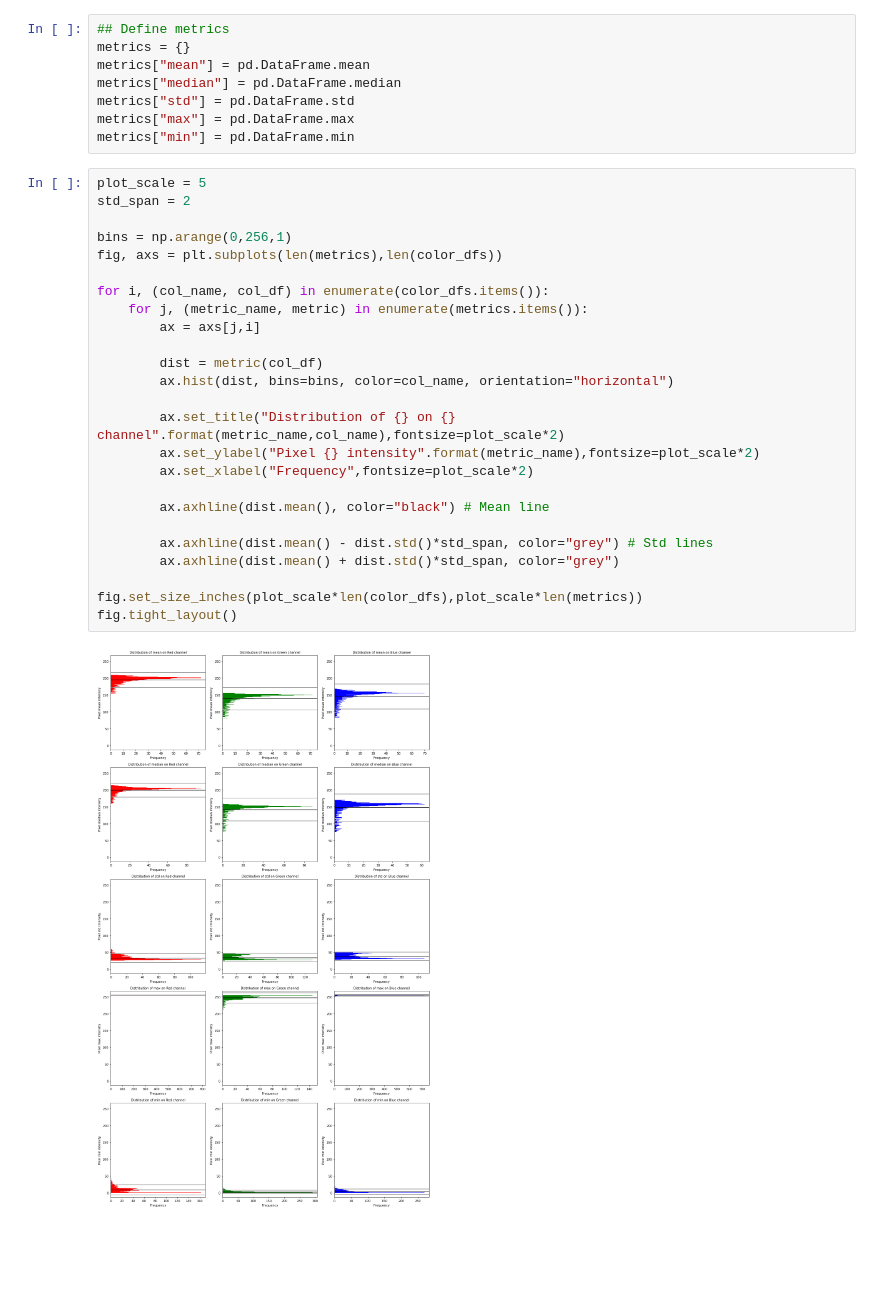
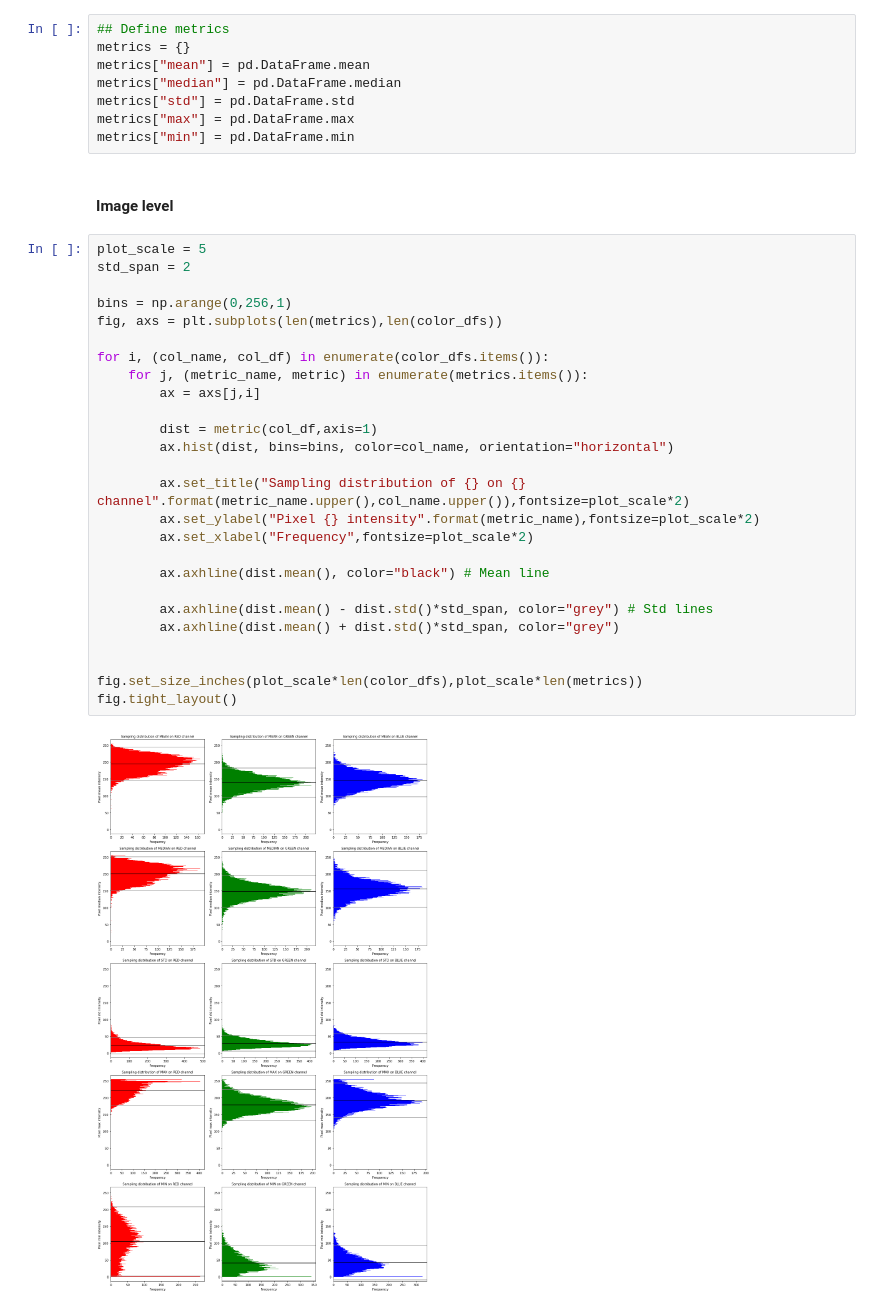
Before and after one commit to e-lubrini/pseudo-labelling, a Jupyter notebook: PseudoLabelingDemo.ipynb, the cells around one changed output. Saved outputs shown, nothing was run; the diff lists cells and outputs as text; blank space fills up the shorter version.

Commit message:
added broken visualizations

```diff
--- a/PseudoLabelingDemo.ipynb
+++ b/PseudoLabelingDemo.ipynb
@@ -213,30 +214,33 @@ metrics["median"] = pd.DataFrame.median
 metrics["std"] = pd.DataFrame.std
 metrics["max"] = pd.DataFrame.max
 metrics["min"] = pd.DataFrame.min
+# %% [markdown]
+#### Image level
 # %%
 plot_scale = 5
 std_span = 2
 
 bins = np.arange(0,256,1)
 fig, axs = plt.subplots(len(metrics),len(color_dfs))
 
 for i, (col_name, col_df) in enumerate(color_dfs.items()):
     for j, (metric_name, metric) in enumerate(metrics.items()):
         ax = axs[j,i]
 
-        dist = metric(col_df)
+        dist = metric(col_df,axis=1)
         ax.hist(dist, bins=bins, color=col_name, orientation="horizontal")
 
-        ax.set_title("Distribution of {} on {} channel".format(metric_name,col_name),fontsize=plot_scale*2)
+        ax.set_title("Sampling distribution of {} on {} channel".format(metric_name.upper(),col_name.upper()),fontsize=plot_scale*2)
         ax.set_ylabel("Pixel {} intensity".format(metric_name),fontsize=plot_scale*2)
         ax.set_xlabel("Frequency",fontsize=plot_scale*2)
 
         ax.axhline(dist.mean(), color="black") # Mean line
 
         ax.axhline(dist.mean() - dist.std()*std_span, color="grey") # Std lines
         ax.axhline(dist.mean() + dist.std()*std_span, color="grey")
 
+
 fig.set_size_inches(plot_scale*len(color_dfs),plot_scale*len(metrics))
 fig.tight_layout()
 # %% [output]
-[figure, old version]
+[figure, new version]
```
Also changed, not shown: parts of 6 cells of this notebook.
